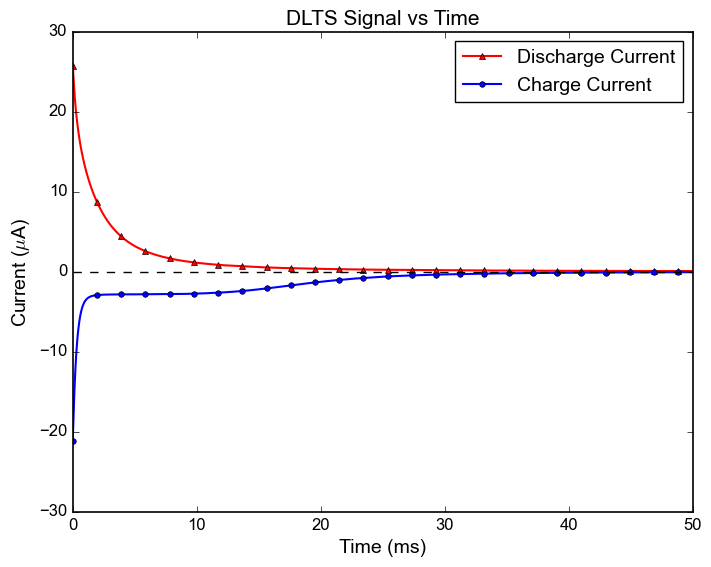
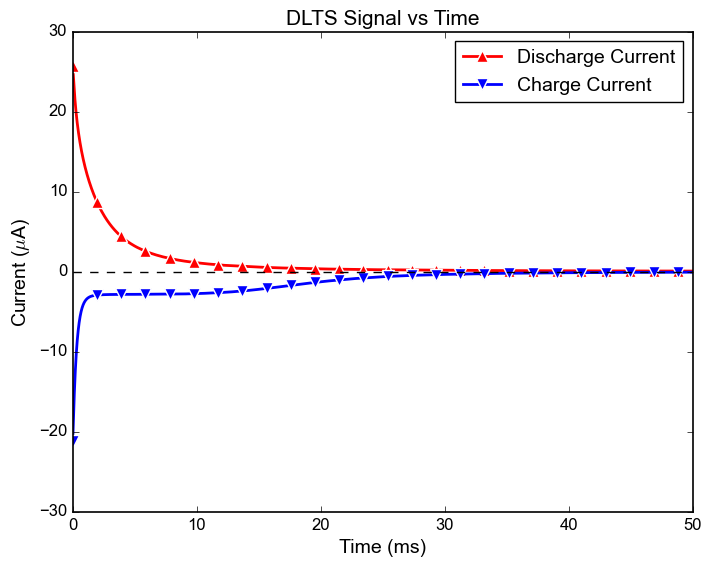
Unified diff of the notebook cell whose output changed from the first chart to the second:
--- before
+++ after
@@ -5,6 +5,6 @@
 I_charge = V_charge/R2
 
-plt.plot(t*1e3, I_discharge*1e6, label='Discharge Current', color='red', ls='-', lw = 1.5, marker='^', markersize=4, markevery=200)
-plt.plot(t*1e3, I_charge*1e6, label='Charge Current', color='blue', ls='-', lw = 1.5, marker='o', markersize=4, markevery=200)
+plt.plot(t*1e3, I_discharge*1e6, label='Discharge Current', color='red', ls='-', lw = 2, marker='^', markevery=200,markeredgecolor="white", markeredgewidth=1, markersize=8)
+plt.plot(t*1e3, I_charge*1e6, label='Charge Current', color='blue', ls='-', lw = 2, marker='v', markevery=200,markeredgecolor="white", markeredgewidth=1, markersize=8)
 plt.axhline(y=0.0, color='black', ls='--', lw=1)
 plt.xlabel('Time (ms)', fontsize=14)
@@ -17,5 +17,5 @@
 plt.show()
 
-plt.semilogy(t*1e3, I_discharge*1e6, label='Discharge Current', color='red', ls='-', lw = 1.5, marker='^', markersize=4, markevery=200)
+plt.semilogy(t*1e3, I_discharge*1e6, label='Discharge Current', color='red', ls='-', lw = 1.5, marker='^', markevery=200,markeredgecolor="white", markeredgewidth=1, markersize=8)
 plt.xlabel('Time (ms)', fontsize=14)
 plt.ylabel(r'Current ($\mu$A)', fontsize=14)
@@ -24,5 +24,5 @@
 plt.show()
 
-plt.semilogy(t*1e3, -I_charge*1e6, label='Charge Current', color='blue', ls='-', lw = 1.5, marker='o', markersize=4, markevery=200)
+plt.semilogy(t*1e3, -I_charge*1e6, label='Charge Current', color='blue', ls='-', lw = 1.5, marker='o', markevery=200,markeredgecolor="white", markeredgewidth=1, markersize=8)
 plt.xlabel('Time (ms)', fontsize=14)
 plt.ylabel(r'Current ($\mu$A)', fontsize=14)

Commit: Update DLTS_PS9_2.ipynb